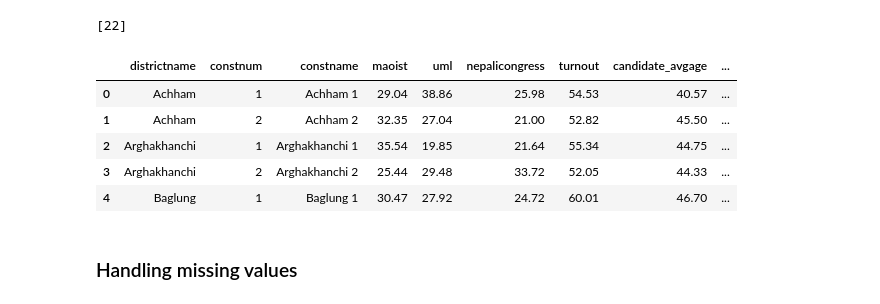
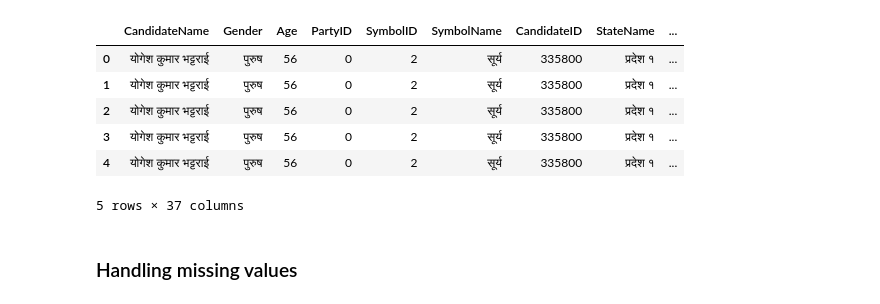
Before and after one commit to UjjwalKarkeyy/Nepal_Election_Prediction_Model, a Jupyter notebook: main.ipynb, the cells around one changed output. Cells and saved outputs as stored; diff of their text form; code cells hidden in the pictures.

Commit message:
created-turnout-column_for_everyDataSet

```diff
--- a/main.ipynb
+++ b/main.ipynb
@@ -1,41 +1,44 @@
 # %%
 import pandas as pd
 
 result08 = pd.read_csv('Data/nepalelection_2008.csv')
 result13 = pd.read_csv('Data/2013/electionnepal13/Data/2013_Result_Data.csv')
+result13_turnout = pd.read_csv('Data/2013/electionnepal13/Data/voters in each constituencies, casted, valid and invalid voters.csv')
 result17 = pd.read_csv('Data/2017_Result/pradesh_sabha.csv')
+result17_turnout = pd.read_csv('Data/result_17_turnout_predict (1).csv')
 result22 = pd.read_csv('Data/2022_Result/2022_HOR.csv')
+result22_turnout = pd.read_csv('Data/result_22_turnout_from_temp.csv')
 
 # print("Columns in 2008: \n",result08.columns)
 # print("Columns in 2013: \n",result13.columns)
 # print("Columns in 2017: \n",result17.columns)
 # print("Columns in 2022: \n",result22.columns)
 
-result08.head(30)
-list_of_constname = result08['constname']
-
-print(result08[result08['constname'] == 'Bardiya 1'].index.tolist())
+# result08.head(30)
+# list_of_constname = result08['constname']
 
 '''
 
 '''
-result08.head()
+# result08.head()
 # result13.head()
 # result17.tail()
 # result22.head()
 
 # result08.columns
 # result13.columns
 # result17.columns
 # result22.columns
+
+result22_turnout.head()
 # %% [output]
+|  | CandidateName | Gender | Age | PartyID | SymbolID | SymbolName | CandidateID | StateName | ... |
+| 0 | योगेश कुमार भट्टराई | पुरुष | 56 | 0 | 2 | सूर्य | 335800 | प्रदेश १ | ... |
+| 1 | योगेश कुमार भट्टराई | पुरुष | 56 | 0 | 2 | सूर्य | 335800 | प्रदेश १ | ... |
+| 2 | योगेश कुमार भट्टराई | पुरुष | 56 | 0 | 2 | सूर्य | 335800 | प्रदेश १ | ... |
+| 3 | योगेश कुमार भट्टराई | पुरुष | 56 | 0 | 2 | सूर्य | 335800 | प्रदेश १ | ... |
+| 4 | योगेश कुमार भट्टराई | पुरुष | 56 | 0 | 2 | सूर्य | 335800 | प्रदेश १ | ... |
-[22]
+5 rows × 37 columns
-|  | districtname | constnum | constname | maoist | uml | nepalicongress | turnout | candidate_avgage | ... |
-| 0 | Achham | 1 | Achham 1 | 29.04 | 38.86 | 25.98 | 54.53 | 40.57 | ... |
-| 1 | Achham | 2 | Achham 2 | 32.35 | 27.04 | 21.00 | 52.82 | 45.50 | ... |
-| 2 | Arghakhanchi | 1 | Arghakhanchi 1 | 35.54 | 19.85 | 21.64 | 55.34 | 44.75 | ... |
-| 3 | Arghakhanchi | 2 | Arghakhanchi 2 | 25.44 | 29.48 | 33.72 | 52.05 | 44.33 | ... |
-| 4 | Baglung | 1 | Baglung 1 | 30.47 | 27.92 | 24.72 | 60.01 | 46.70 | ... |
 # %% [markdown]
 ### Handling missing values
 # %%
```
Also changed, not shown: parts of 8 cells of this notebook, 5 other files.
